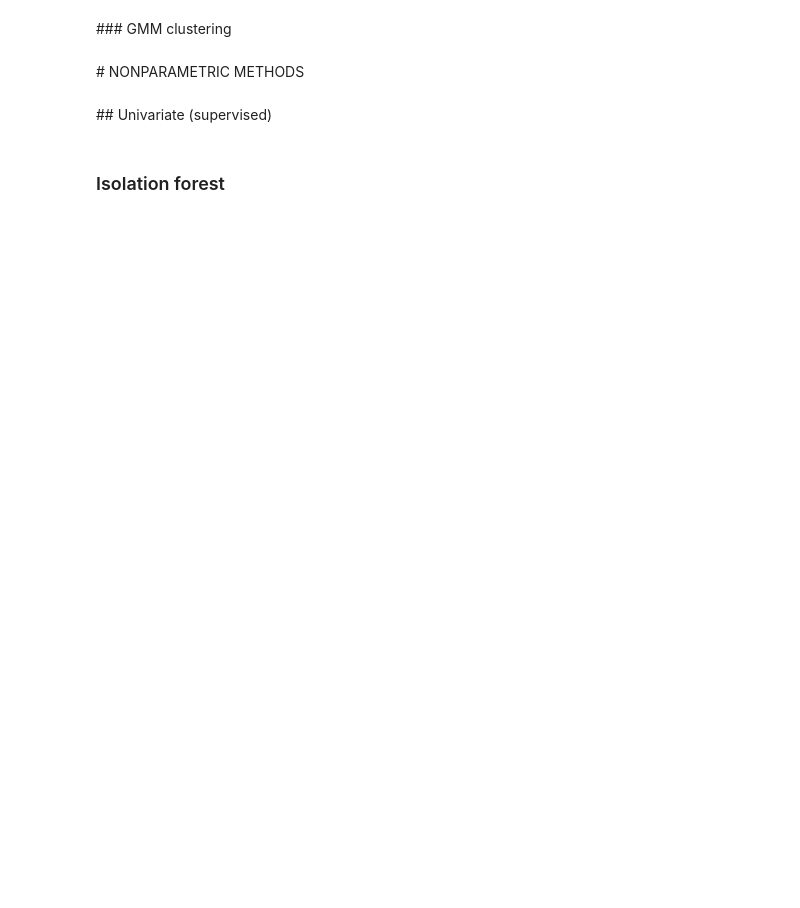
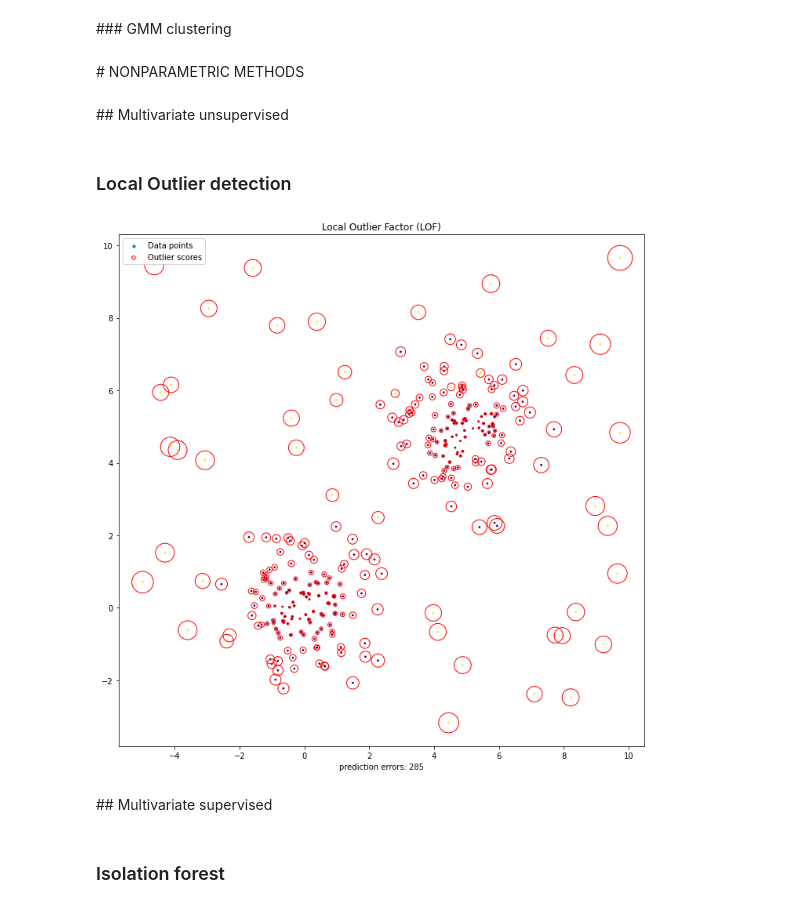
Before and after one commit to raulbenitez/OUTLIER_DETECTION, a Jupyter notebook: outlier_detection_methods.ipynb, the cells around one changed output. Cells and saved outputs as stored; diff of their text form; code cells hidden in the pictures; blank space fills up the shorter version.

```diff
--- a/outlier_detection_methods.ipynb
+++ b/outlier_detection_methods.ipynb
@@ -407,8 +403,52 @@ plt.show()
 ### GMM clustering
 # %% [markdown]
 # NONPARAMETRIC METHODS
+# %% [markdown]
+## Multivariate unsupervised
+# %% [markdown]
+### Local Outlier detection
+# %%
+from sklearn.neighbors import LocalOutlierFactor
+
+
+n_samples = 300
+outliers_fraction = 0.15
+n_outliers = int(outliers_fraction * n_samples)
+n_inliers = n_samples - n_outliers
+
+X_inliers,y = make_blobs(centers=[[0, 0], [5, 5]], cluster_std=1, n_samples=n_inliers, n_features=2,random_state=0)
+X_outliers = np.random.uniform(low=-5, high=10, size=(n_outliers, 2))
+X = np.r_[X_inliers, X_outliers]
+ground_truth = np.r_[np.zeros(n_inliers), np.ones(n_outliers)]
+
+
+clf = LocalOutlierFactor(n_neighbors=20, contamination=0.1)
+# use fit_predict to compute the predicted labels of the training samples
+# (when LOF is used for outlier detection, the estimator has no predict,
+# decision_function and score_samples methods).
+y_pred = clf.fit_predict(X)
+n_errors = (y_pred != ground_truth).sum()
+X_scores = clf.negative_outlier_factor_
+
+plt.figure(figsize=(12,12))
+
+plt.title("Local Outlier Factor (LOF)")
+plt.scatter(X[:, 0], X[:, 1], c=ground_truth,s=3., label='Data points')
+# plot circles with radius proportional to the outlier scores
+radius = (X_scores.max() - X_scores) / (X_scores.max() - X_scores.min())
+plt.scatter(X[:, 0], X[:, 1], s=1000 * radius, edgecolors='r',
+            facecolors='none', label='Outlier scores')
+plt.axis('tight')
+
+plt.xlabel("prediction errors: %d" % (n_errors))
+legend = plt.legend(loc='upper left')
+legend.legendHandles[0]._sizes = [10]
+legend.legendHandles[1]._sizes = [20]
+plt.show()
+# %% [output]
+[figure, added]
 # %% [markdown]
-## Univariate (supervised)
+## Multivariate supervised
 # %% [markdown]
 ### Isolation forest
 # %%
```
Also changed, not shown: parts of 10 cells of this notebook.
